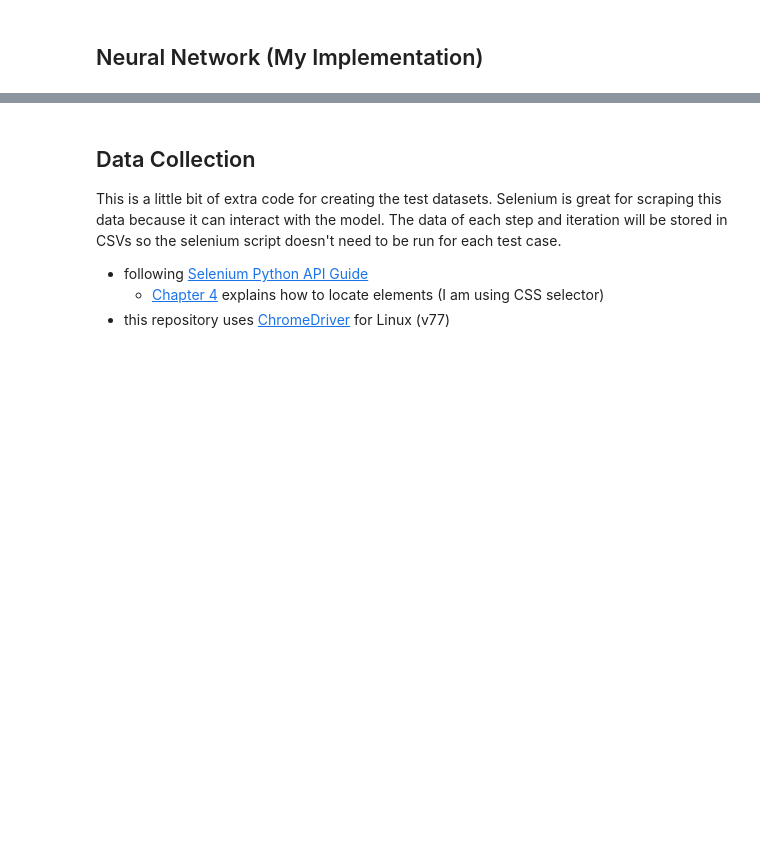
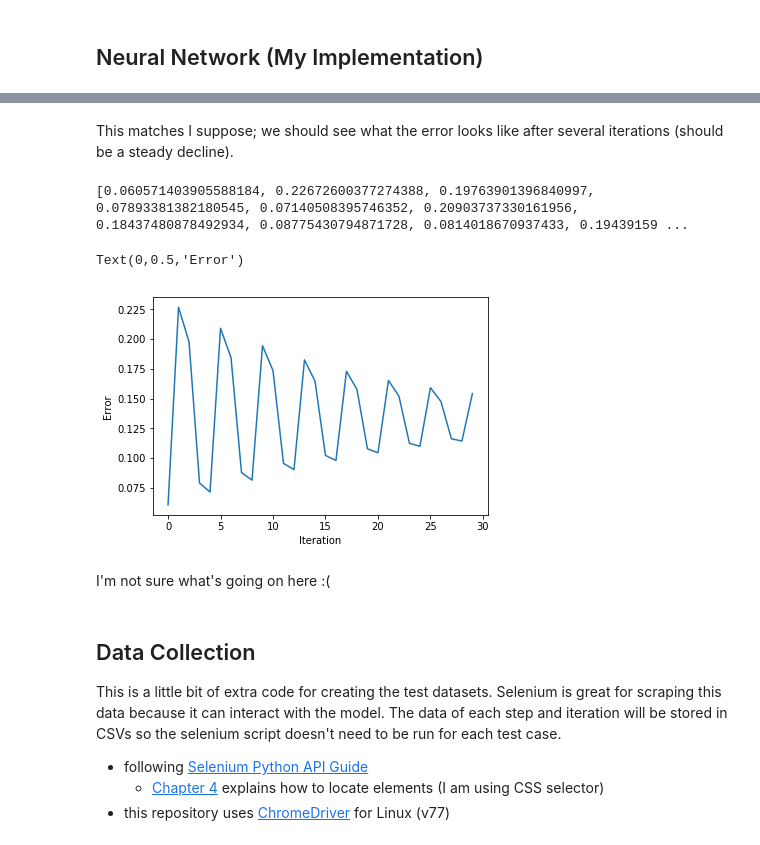
Before and after one commit to BetoBob/NN_Toy, a Jupyter notebook: Toy Neural Network.ipynb, the cells around one changed output, grey strips where cells are left out. Cells and saved outputs as stored; diff of their text form; code cells hidden in the pictures; blank space fills up the shorter version.

```diff
--- a/Toy Neural Network.ipynb
+++ b/Toy Neural Network.ipynb
@@ -140,3 +145,38 @@ Text(0,0.5,'Error')
+# %% [markdown]
+This matches I suppose; we should see what the error looks like after several iterations (should be a steady decline).
+# %%
+import pandas as pd
+import matplotlib.pyplot as plt
+
+itterations = 30
+big_test = pd.read_csv('tests/big_test.csv')
+
+Errors = []
+
+# Initializing the Neural Network with the weights form the first Itteration
+NN = NeuralNetwork(big_test[big_test['itteration'] == 0])
+
+for i in range(itterations):
+
+    # input for iteration
+    X = np.array([big_test['x_1'][i], big_test['x_2'][i]])
+    y = big_test['y'][i]
+
+    # run forwards and backwards
+    Errors.append(NN.forward_pass(X, y))
+    NN.backward_pass(X, y)
+
+# Display Information About Errors
+print(Errors)
+plt.plot(Errors)
+plt.xlabel('Iteration')
+plt.ylabel('Error')
+# %% [output]
+[0.060571403905588184, 0.22672600377274388, 0.19763901396840997, 0.07893381382180545, 0.07140508395746352, 0.20903737330161956, 0.18437480878492934, 0.08775430794871728, 0.0814018670937433, 0.19439159 ...
+Text(0,0.5,'Error')
+[figure, added]
+# %% [markdown]
+I'm not sure what's going on here :(
 # %% [markdown]
 ## Data Collection
 
```
Also changed, not shown: parts of 5 cells of this notebook.
